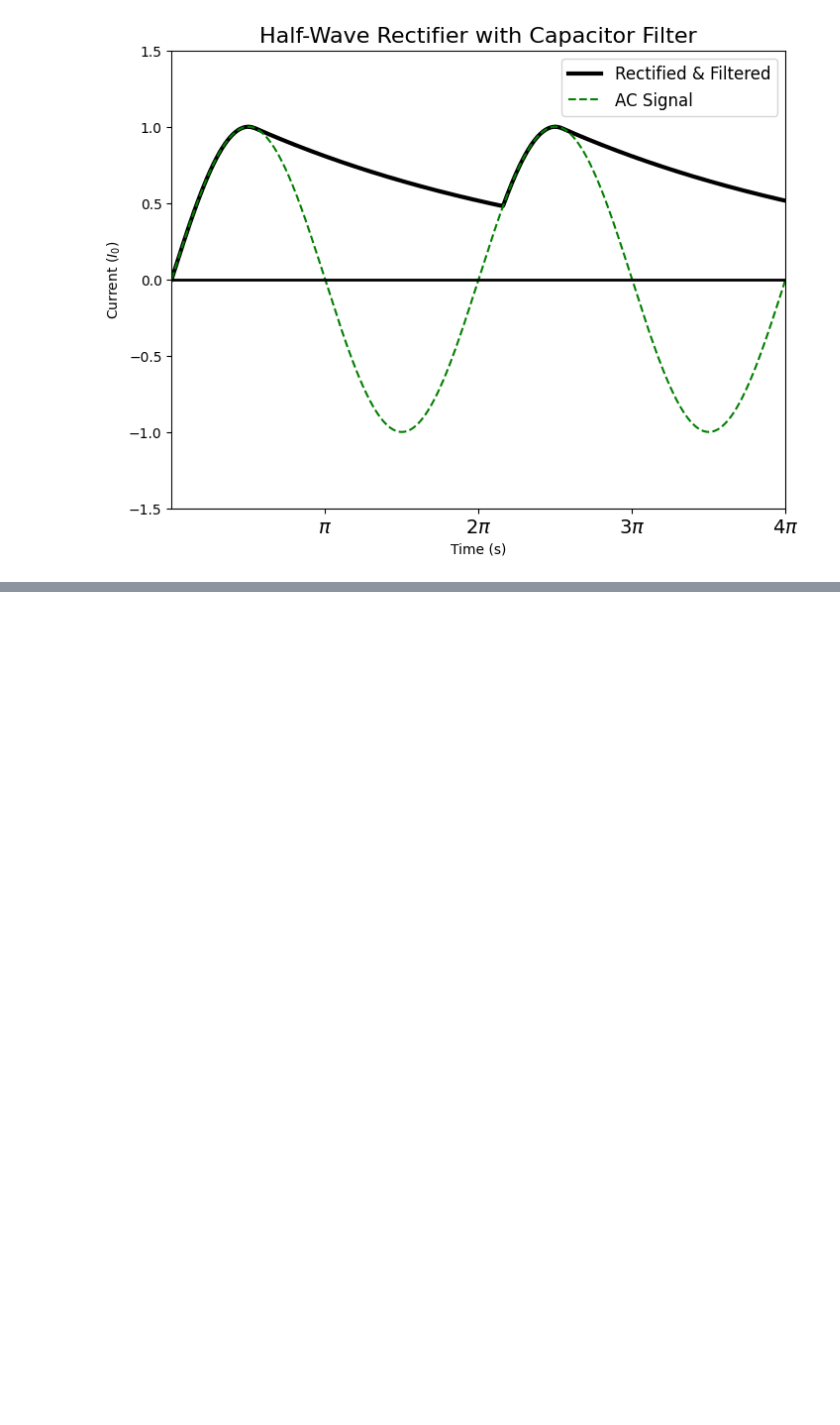
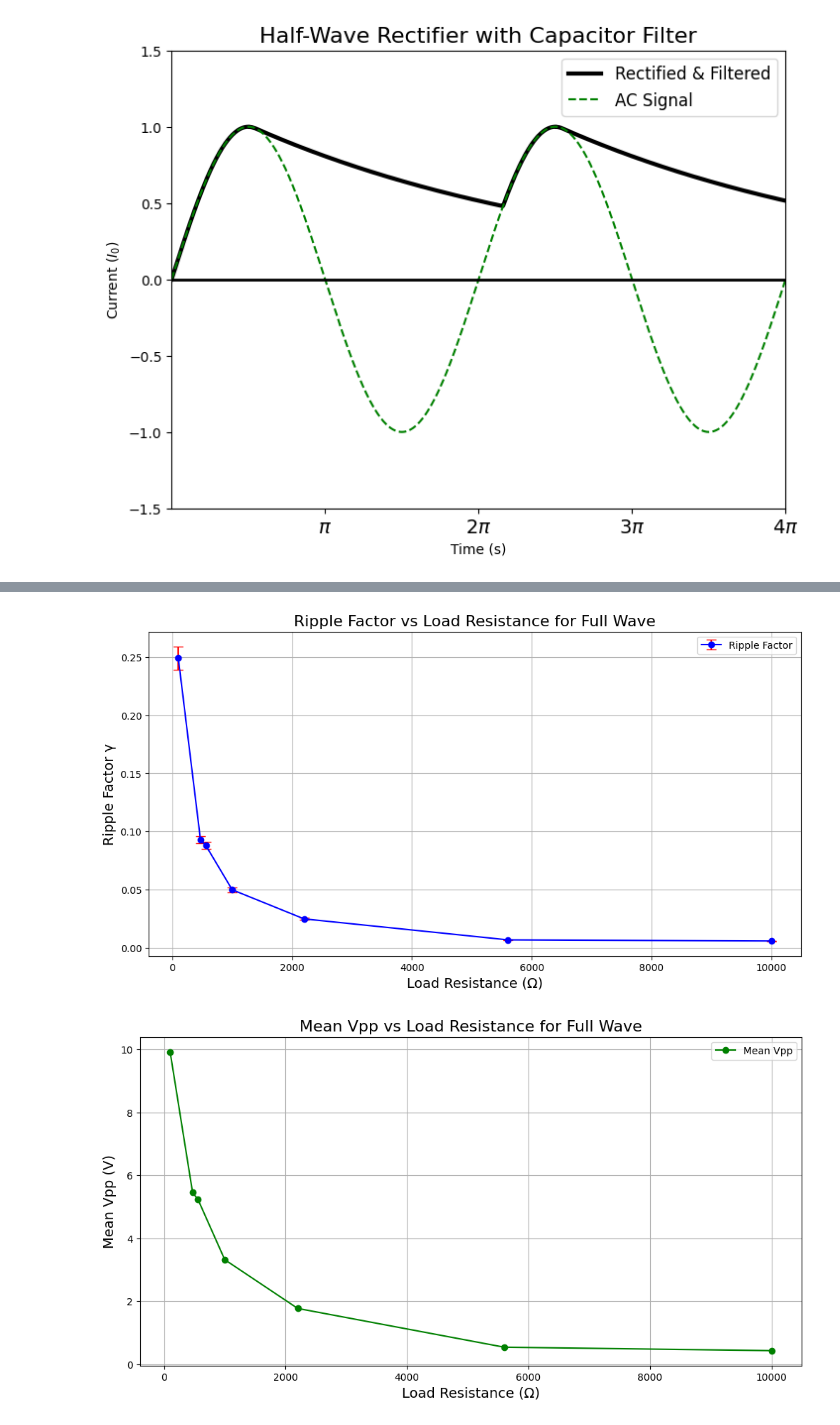
Before and after one commit to shreesh-shirekar/PHY321, a Jupyter notebook: experiment_1/full-wave/full-wave-resistor-analysis.ipynb, the cells around one changed output, grey strips where cells are left out. Drawn from its saved outputs; the diff is of its cells as text; code cells hidden in the pictures; blank space fills up the shorter version.

```diff
--- a/experiment_1/full-wave/full-wave-resistor-analysis.ipynb
+++ b/experiment_1/full-wave/full-wave-resistor-analysis.ipynb
@@ -181,0 +219,38 @@ plt.show()
+# %%
+import matplotlib.pyplot as plt
+import pandas as pd
+
+# Updated Data
+data = {
+    "Load Resistance (Ω)": [100, 470, 560, 1000, 2200, 5600, 10000],
+    "Mean Vpp (V)": [9.924, 5.454, 5.23, 3.32, 1.772, 0.54, 0.43],
+    "Average Vrms (V)": [11.52, 16.88, 17.22, 18.82, 20.34, 21.58, 21.62],
+    "Ripple Factor γ": [0.249, 0.093, 0.088, 0.050, 0.025, 0.007, 0.006],
+    "Ripple Factor Uncertainty": [0.010, 0.003, 0.003, 0.002, 0.001, 0.0003, 0.0003]
+}
+
+df = pd.DataFrame(data)
+
+# Plot Ripple Factor vs Load Resistance with error bars
+plt.figure(figsize=(12, 6))
+plt.errorbar(df['Load Resistance (Ω)'], df['Ripple Factor γ'], yerr=df['Ripple Factor Uncertainty'],
+             fmt='o', linestyle='-', color='b', ecolor='r', capsize=5, label='Ripple Factor')
+plt.title('Ripple Factor vs Load Resistance for Full Wave', fontsize=16)
+plt.xlabel('Load Resistance (Ω)', fontsize=14)
+plt.ylabel('Ripple Factor γ', fontsize=14)
+plt.grid(True)
+plt.legend()
+plt.show()
+
+# Plot Mean Vpp vs Load Resistance
+plt.figure(figsize=(12, 6))
+plt.plot(df['Load Resistance (Ω)'], df['Mean Vpp (V)'], marker='o', linestyle='-', color='g', label='Mean Vpp')
+plt.title('Mean Vpp vs Load Resistance for Full Wave', fontsize=16)
+plt.xlabel('Load Resistance (Ω)', fontsize=14)
+plt.ylabel('Mean Vpp (V)', fontsize=14)
+plt.grid(True)
+plt.legend()
+plt.show()
+# %% [output]
+[figure, added]
+[figure, added]
```
Also changed, not shown: parts of 2 cells of this notebook.
